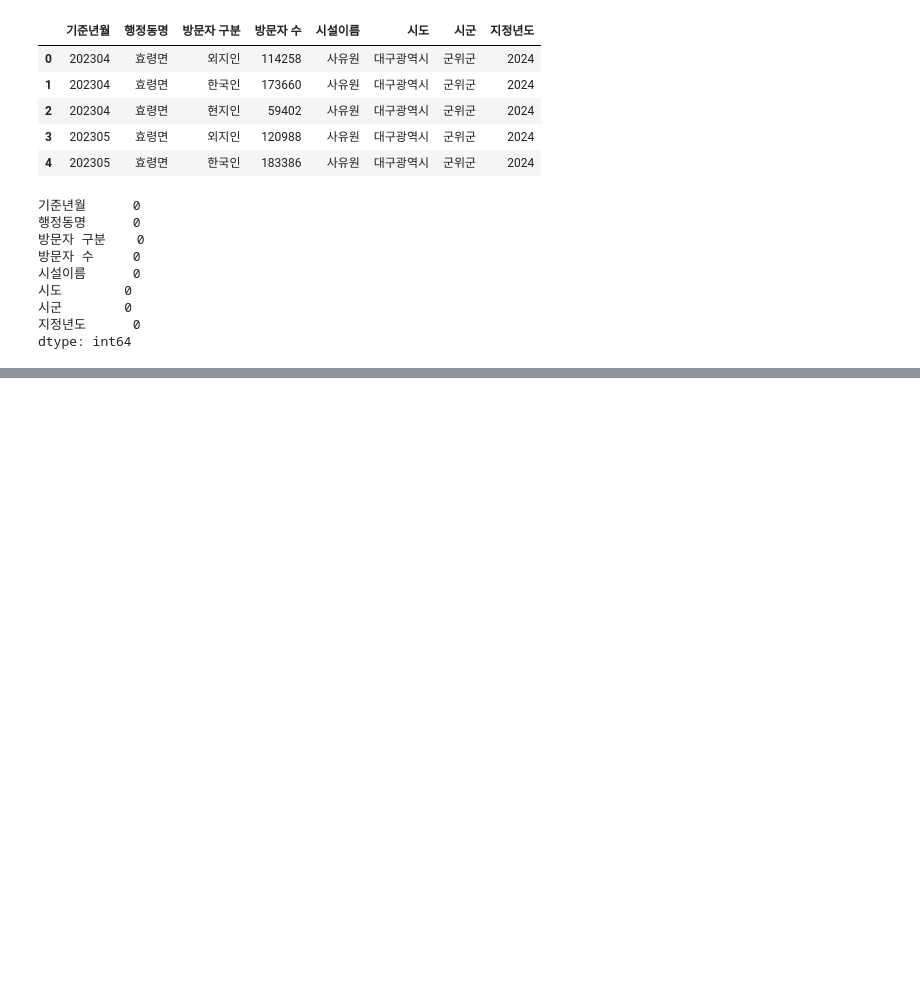
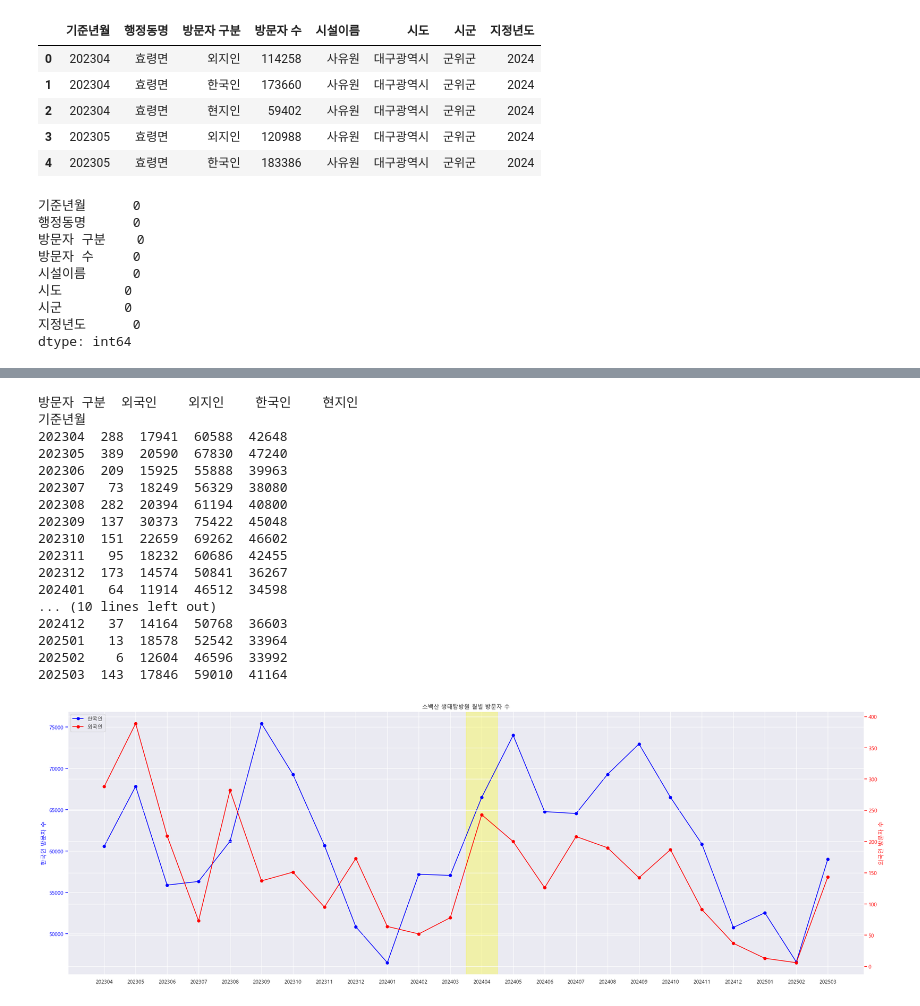
Before and after one commit to tamx2y/wellness_tour, a Jupyter notebook: 02_infoaccess/06_visitor.ipynb, the cells around one changed output, grey strips where cells are left out. Saved outputs shown, nothing was run; the diff lists cells and outputs as text; code cells hidden in the pictures; blank space fills up the shorter version.

```diff
--- a/02_infoaccess/06_visitor.ipynb
+++ b/02_infoaccess/06_visitor.ipynb
@@ -69,0 +207,59 @@ dtype: int64
+# %%
+# 소백산 생태탐방원
+sbs = visitor[visitor['시설이름'] == '소백산 생태탐방원']
+monthly_visitor = (
+    sbs.groupby(['기준년월', '방문자 구분'])['방문자 수']
+    .sum()
+    .reset_index()
+    .pivot(index='기준년월', columns='방문자 구분',values='방문자 수')
+    .astype(int)
+)
+print(monthly_visitor)
+
+fig, ax1 = plt.subplots(figsize=(30, 10))
+ax1.plot(monthly_visitor.index, monthly_visitor['한국인'], marker='o', color='blue', label='한국인')
+ax1.set_ylabel('한국인 방문자 수', color='blue')
+ax1.tick_params(axis='y', colors='blue')
+
+# 오른쪽 y축 생성
+ax2 = ax1.twinx()
+ax2.plot(monthly_visitor.index, monthly_visitor['외국인'], marker='o', color='red', label='외국인')
+ax2.set_ylabel('외국인 방문자 수', color='red')
+ax2.tick_params(axis='y', colors='red')
+
+# 그래프 제목
+plt.title('소백산 생태탐방원 월별 방문자 수')
+
+highlight = '202404'
+
+# 위치 찾기
+pos = list(monthly_visitor.index).index(highlight)
+
+ax1.axvspan(pos - 0.5, pos + 0.5, color='yellow', alpha=0.3)
+
+
+# 범례 합치기
+lines_1, labels_1 = ax1.get_legend_handles_labels()
+lines_2, labels_2 = ax2.get_legend_handles_labels()
+ax1.legend(lines_1 + lines_2, labels_1 + labels_2, loc='upper left')
+
+plt.show()
+# %% [output]
+방문자 구분  외국인    외지인    한국인    현지인
+기준년월
+202304  288  17941  60588  42648
+202305  389  20590  67830  47240
+202306  209  15925  55888  39963
+202307   73  18249  56329  38080
+202308  282  20394  61194  40800
+202309  137  30373  75422  45048
+202310  151  22659  69262  46602
+202311   95  18232  60686  42455
+202312  173  14574  50841  36267
+202401   64  11914  46512  34598
+... (10 lines left out)
+202412   37  14164  50768  36603
+202501   13  18578  52542  33964
+202502    6  12604  46596  33992
+202503  143  17846  59010  41164
+[figure, added]
```
Also changed, not shown: parts of 14 cells of this notebook, 1 other file.
